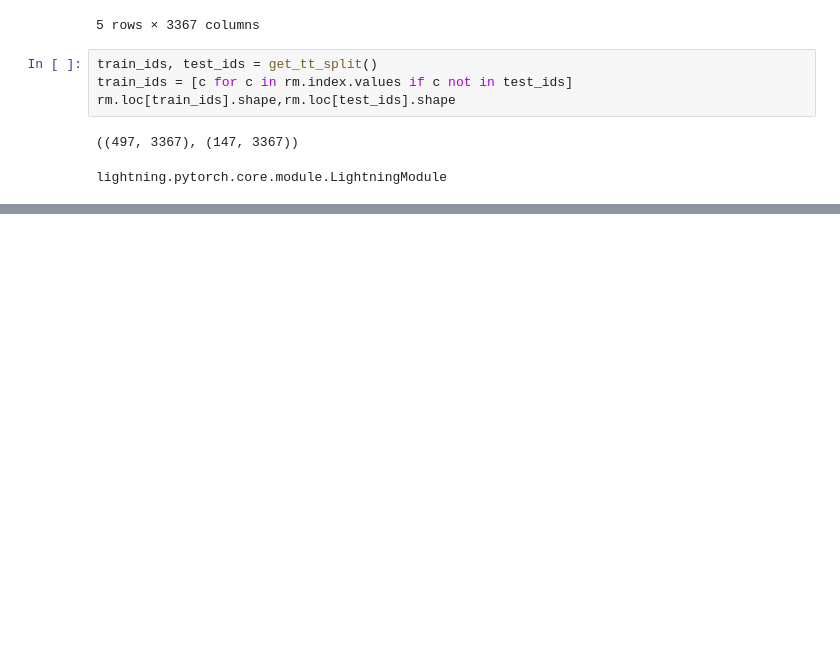
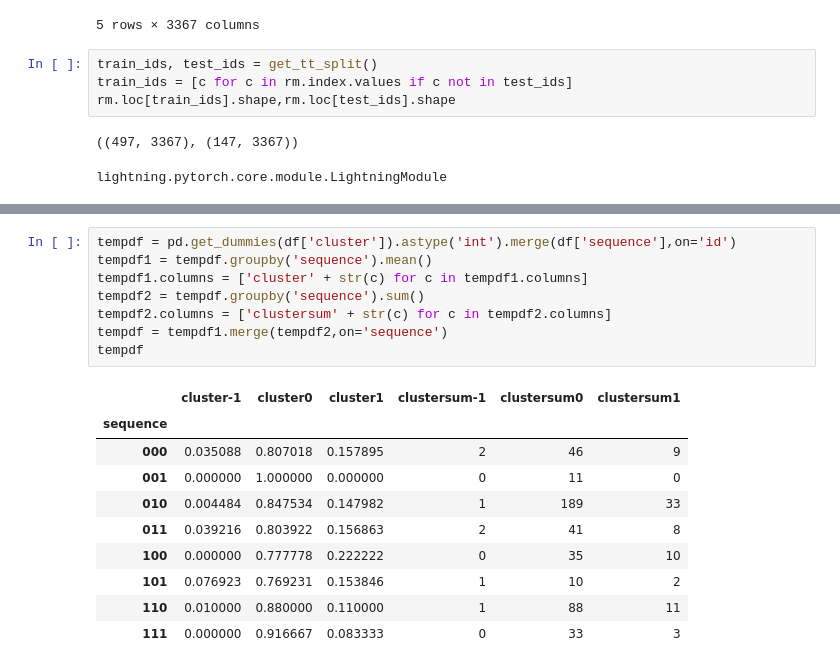
Before and after one commit to uic-evl/DigitalTwinVis, a Jupyter notebook: python/RadiomicClustering.ipynb, the cells around one changed output, grey strips where cells are left out. Drawn from its saved outputs; the diff is of its cells as text; blank space fills up the shorter version.

```diff
--- a/python/RadiomicClustering.ipynb
+++ b/python/RadiomicClustering.ipynb
@@ -273,0 +291,19 @@ plt.scatter(embedding[:,0],embedding[:,1])
+# %%
+tempdf = pd.get_dummies(df['cluster']).astype('int').merge(df['sequence'],on='id')
+tempdf1 = tempdf.groupby('sequence').mean()
+tempdf1.columns = ['cluster' + str(c) for c in tempdf1.columns]
+tempdf2 = tempdf.groupby('sequence').sum()
+tempdf2.columns = ['clustersum' + str(c) for c in tempdf2.columns]
+tempdf = tempdf1.merge(tempdf2,on='sequence')
+tempdf
+# %% [output]
+|  | cluster-1 | cluster0 | cluster1 | clustersum-1 | clustersum0 | clustersum1 |
+| sequence |  |  |  |  |  |  |
+| 000 | 0.035088 | 0.807018 | 0.157895 | 2 | 46 | 9 |
+| 001 | 0.000000 | 1.000000 | 0.000000 | 0 | 11 | 0 |
+| 010 | 0.004484 | 0.847534 | 0.147982 | 1 | 189 | 33 |
+| 011 | 0.039216 | 0.803922 | 0.156863 | 2 | 41 | 8 |
+| 100 | 0.000000 | 0.777778 | 0.222222 | 0 | 35 | 10 |
+| 101 | 0.076923 | 0.769231 | 0.153846 | 1 | 10 | 2 |
+| 110 | 0.010000 | 0.880000 | 0.110000 | 1 | 88 | 11 |
+| 111 | 0.000000 | 0.916667 | 0.083333 | 0 | 33 | 3 |
```
Also changed, not shown: parts of 13 cells of this notebook.
